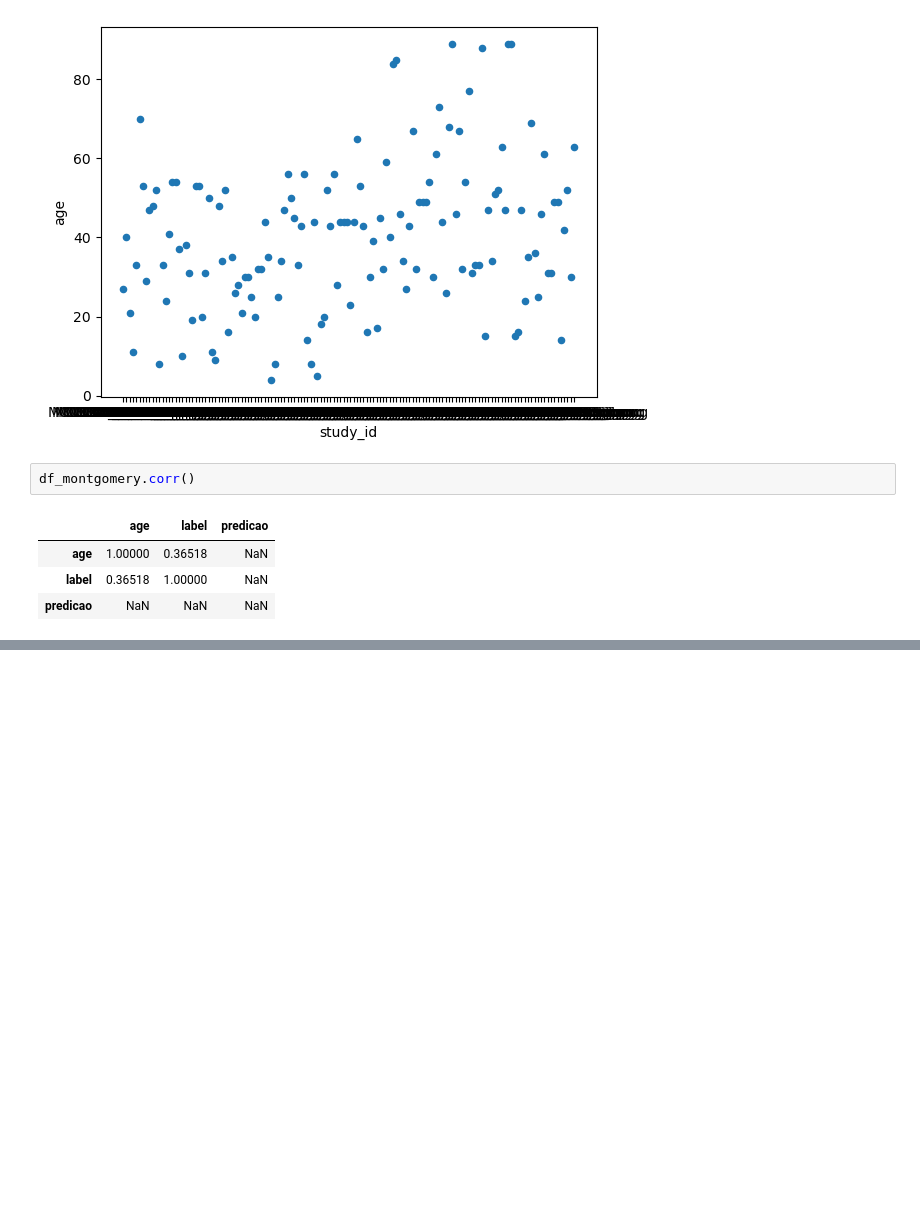
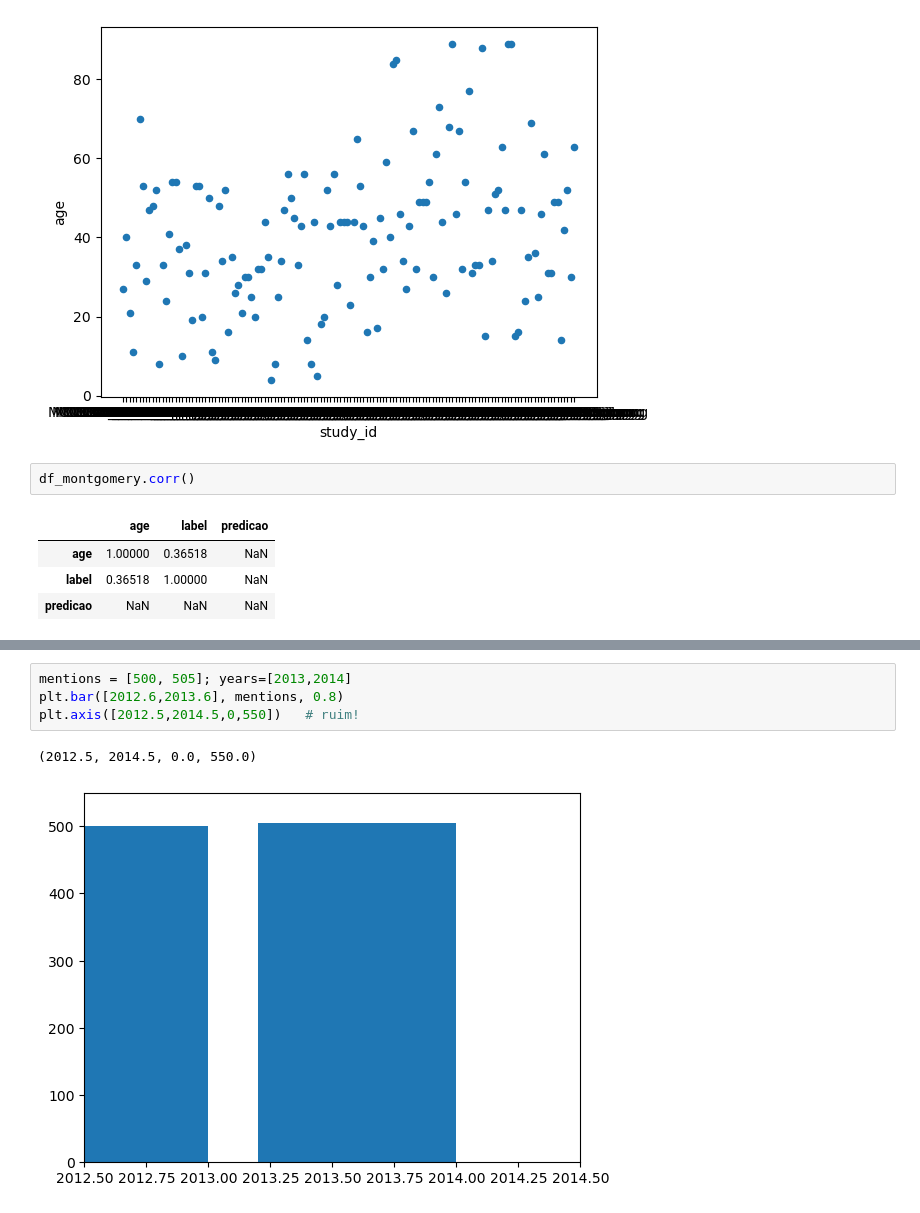
Before and after one commit to guilhermeribeirofag/cd_fag, a Jupyter notebook: teste.ipynb, the cells around one changed output, grey strips where cells are left out. Drawn from its saved outputs; the diff is of its cells as text; blank space fills up the shorter version.

```diff
--- a/teste.ipynb
+++ b/teste.ipynb
@@ -236,0 +254,7 @@ df_montgomery.corr()
+# %%
+mentions = [500, 505]; years=[2013,2014]
+plt.bar([2012.6,2013.6], mentions, 0.8)
+plt.axis([2012.5,2014.5,0,550])   # ruim!
+# %% [output]
+(2012.5, 2014.5, 0.0, 550.0)
+[figure, added]
```
Also changed, not shown: parts of 20 cells of this notebook.
